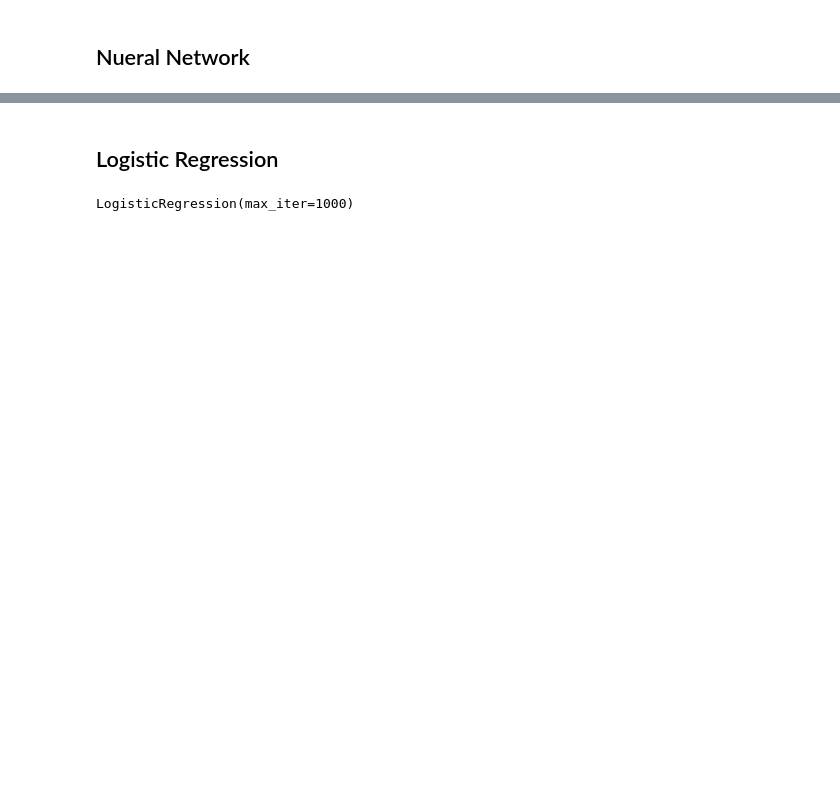
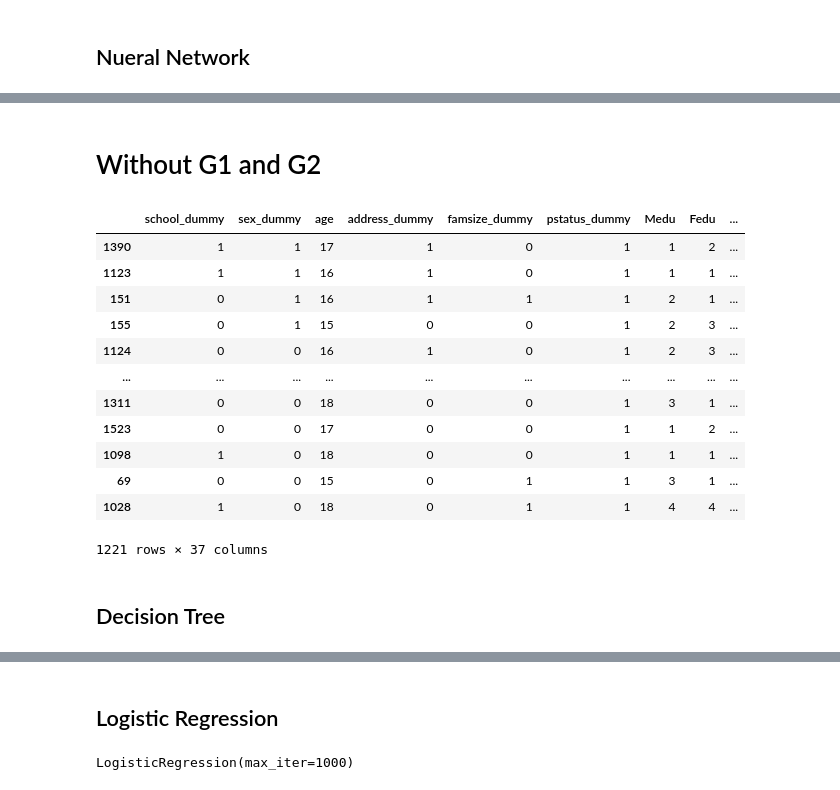
Before and after one commit to rohitRaikhy/Data-Mining---Student-Predictions, a Jupyter notebook: Student_Performance_Models.ipynb, the cells around one changed output, grey strips where cells are left out. Cells and saved outputs as stored; diff of their text form; code cells hidden in the pictures; blank space fills up the shorter version.

```diff
--- a/Student_Performance_Models.ipynb
+++ b/Student_Performance_Models.ipynb
@@ -596,0 +613,3 @@ Confusion Matrix:
+# %%
+model = LogisticRegression(max_iter=1000)
+model.fit(X_train, y_train)
@@ -596,0 +644,3 @@ Confusion Matrix:
+# %%
+model = RandomForestClassifier(n_estimators=100)
+model.fit(X_train, y_train)
@@ -596,0 +677,7 @@ Confusion Matrix:
+# %%
+svm_clf = Pipeline([
+    ("scaler", StandardScaler()),
+    ("linear_svc", LinearSVC(C=1, loss="hinge", max_iter=50000)),
+])
+
+svm_clf.fit(X_train, y_train)
@@ -596,0 +724,23 @@ Confusion Matrix:
+# %% [markdown]
+# Without G1 and G2
+# %%
+X_train= X_train.drop(['G1', 'G2'], axis=1)
+X_test = X_test.drop(['G1', 'G2'], axis=1)
+# %%
+X_train
+# %% [output]
+|  | school_dummy | sex_dummy | age | address_dummy | famsize_dummy | pstatus_dummy | Medu | Fedu | ... |
+| 1390 | 1 | 1 | 17 | 1 | 0 | 1 | 1 | 2 | ... |
+| 1123 | 1 | 1 | 16 | 1 | 0 | 1 | 1 | 1 | ... |
+| 151 | 0 | 1 | 16 | 1 | 1 | 1 | 2 | 1 | ... |
+| 155 | 0 | 1 | 15 | 0 | 0 | 1 | 2 | 3 | ... |
+| 1124 | 0 | 0 | 16 | 1 | 0 | 1 | 2 | 3 | ... |
+| ... | ... | ... | ... | ... | ... | ... | ... | ... | ... |
+| 1311 | 0 | 0 | 18 | 0 | 0 | 1 | 3 | 1 | ... |
+| 1523 | 0 | 0 | 17 | 0 | 0 | 1 | 1 | 2 | ... |
+| 1098 | 1 | 0 | 18 | 0 | 0 | 1 | 1 | 1 | ... |
+| 69 | 0 | 0 | 15 | 0 | 1 | 1 | 3 | 1 | ... |
+| 1028 | 1 | 0 | 18 | 0 | 1 | 1 | 4 | 4 | ... |
+1221 rows × 37 columns
+# %% [markdown]
+## Decision Tree
```
Also changed, not shown: parts of 47 cells of this notebook.
